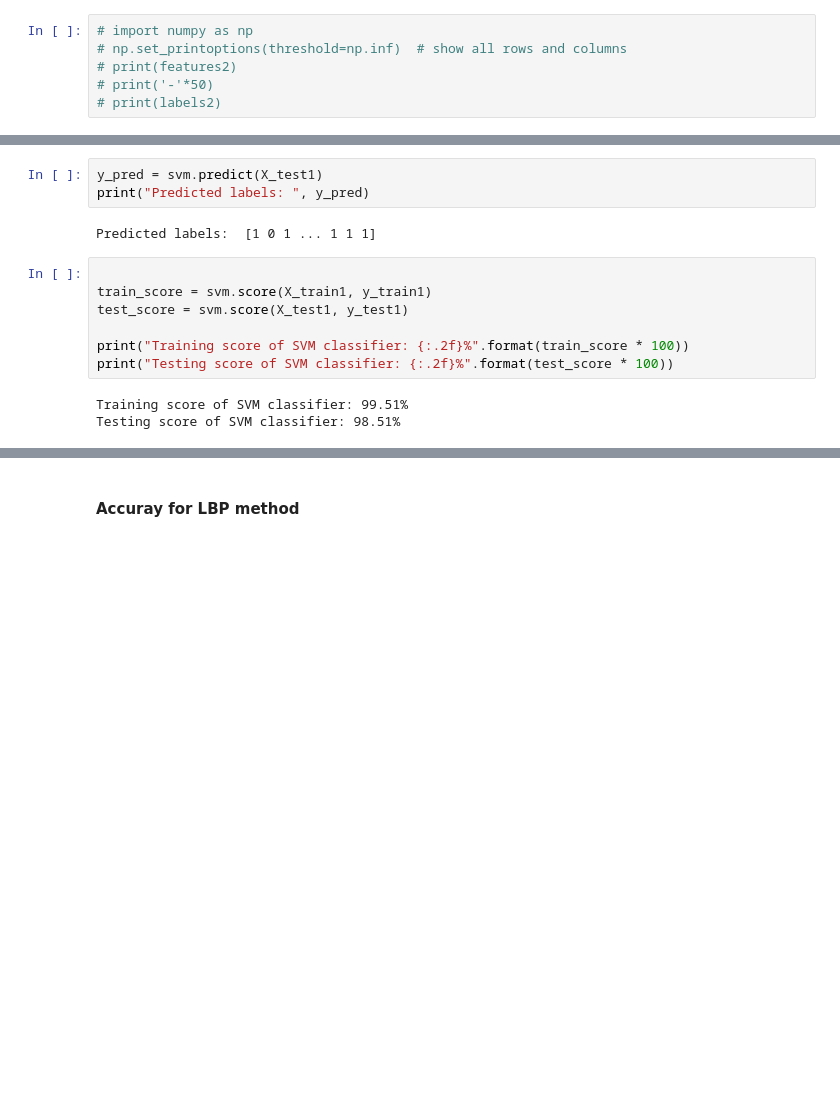
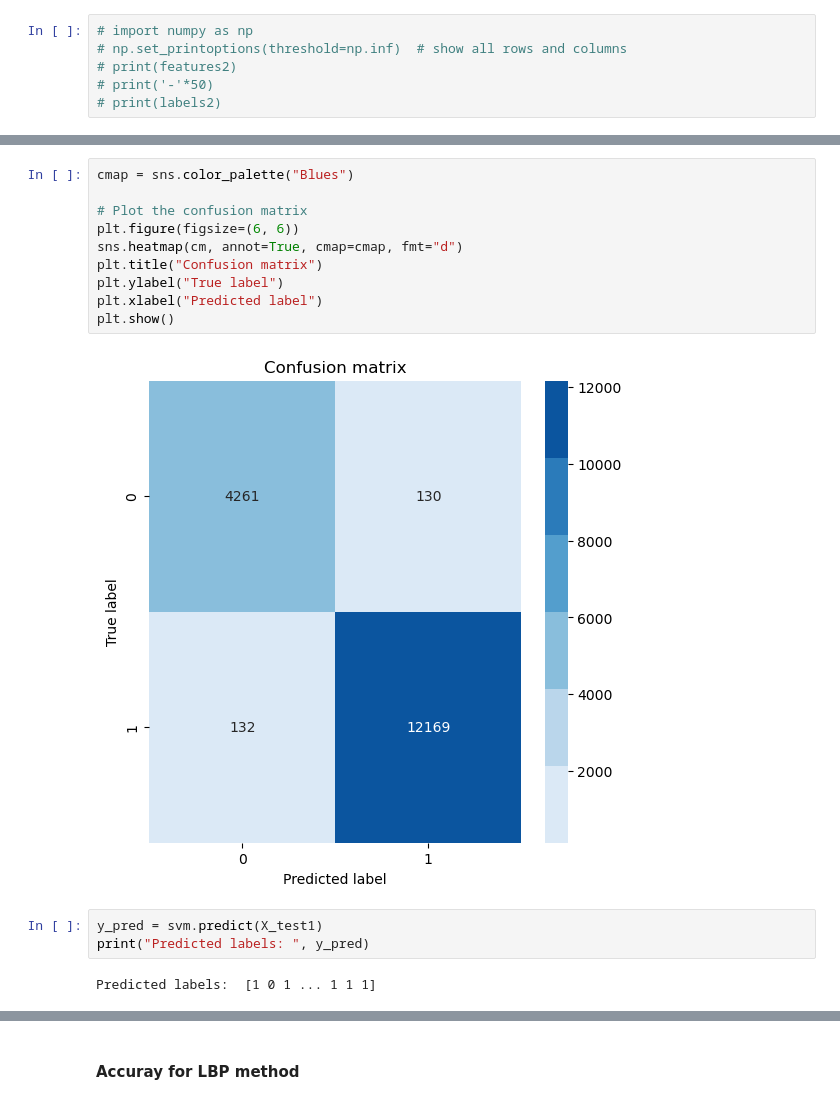
Before and after one commit to TeamMalloc/final-year-ML-projcet, a Jupyter notebook: SVM-with-dataAug4.ipynb, the cells around one changed output, grey strips where cells are left out. Drawn from its saved outputs; the diff is of its cells as text; blank space fills up the shorter version.

```diff
--- a/SVM-with-dataAug4.ipynb
+++ b/SVM-with-dataAug4.ipynb
@@ -261,15 +289,17 @@ Accuracy of SVM classifier: 98.51%
+# %%
+cmap = sns.color_palette("Blues")
+
+# Plot the confusion matrix
+plt.figure(figsize=(6, 6))
+sns.heatmap(cm, annot=True, cmap=cmap, fmt="d")
+plt.title("Confusion matrix")
+plt.ylabel("True label")
+plt.xlabel("Predicted label")
+plt.show()
+# %% [output]
+[figure, added]
 # %%
 y_pred = svm.predict(X_test1)
 print("Predicted labels: ", y_pred)
 # %% [output]
 Predicted labels:  [1 0 1 ... 1 1 1]
-# %%
-
-train_score = svm.score(X_train1, y_train1)
-test_score = svm.score(X_test1, y_test1)
-
-print("Training score of SVM classifier: {:.2f}%".format(train_score * 100))
-print("Testing score of SVM classifier: {:.2f}%".format(test_score * 100))
-# %% [output]
-Training score of SVM classifier: 99.51%
-Testing score of SVM classifier: 98.51%
```
Also changed, not shown: parts of 18 cells of this notebook.
